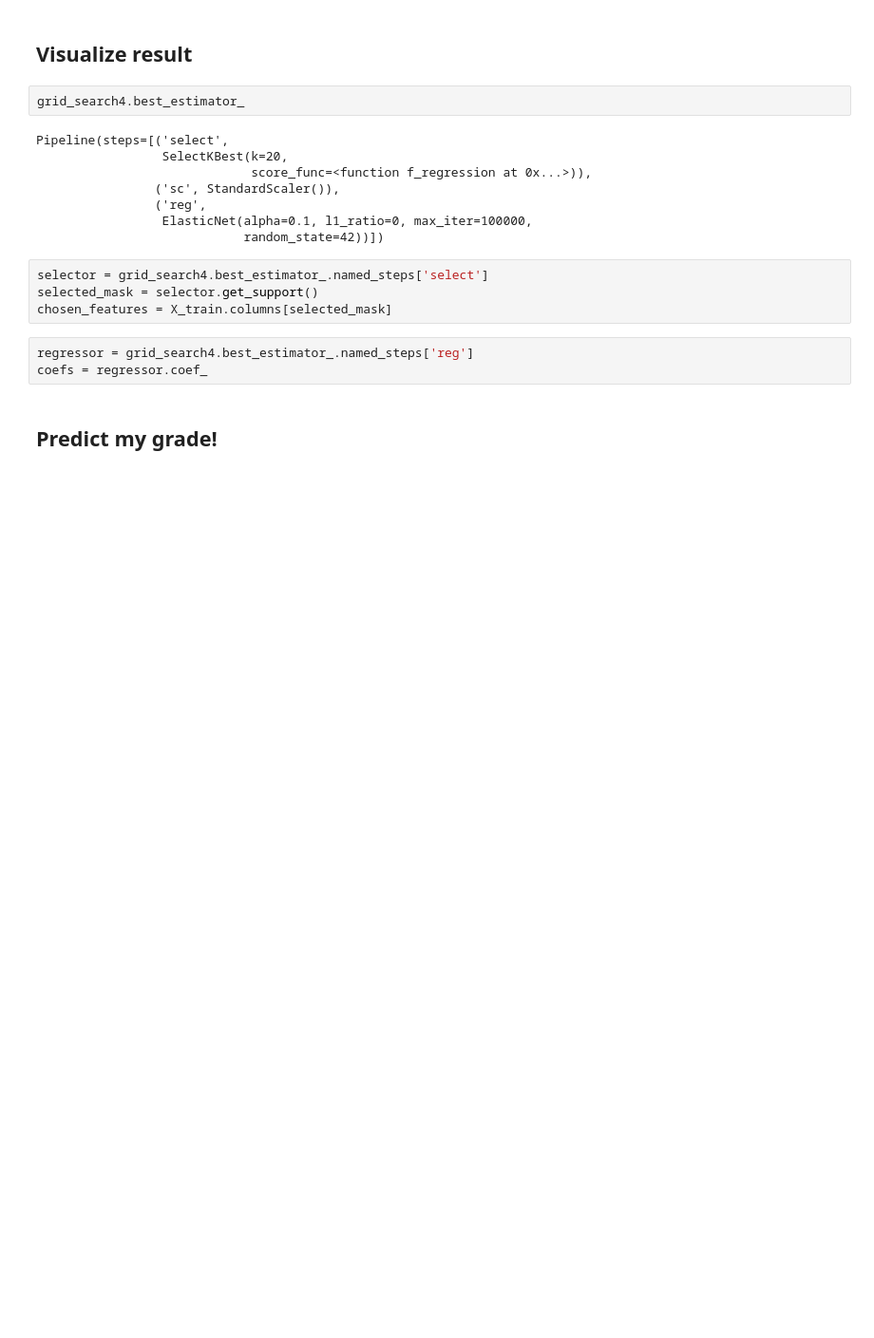
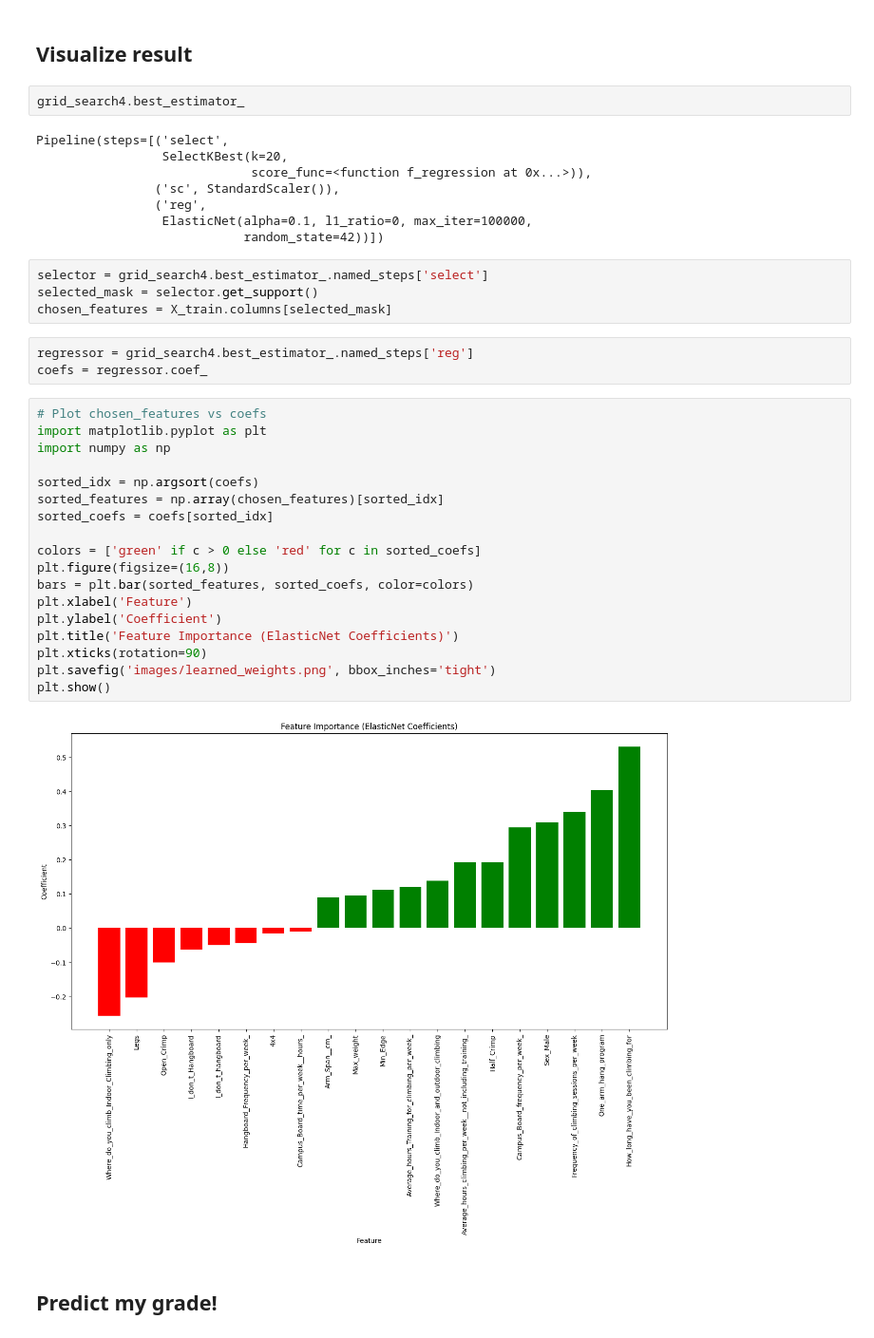
Before and after one commit to Baconator0902/climbing_analysis, a Jupyter notebook: predict_grade.ipynb, the cells around one changed output. Shown: that part at 95% size. Drawn from its saved outputs; the diff is of its cells as text; blank space fills up the shorter version.

```diff
--- a/predict_grade.ipynb
+++ b/predict_grade.ipynb
@@ -189,6 +212,26 @@ chosen_features = X_train.columns[selected_mask]
 # %%
 regressor = grid_search4.best_estimator_.named_steps['reg']
 coefs = regressor.coef_
+# %%
+# Plot chosen_features vs coefs
+import matplotlib.pyplot as plt
+import numpy as np
+
+sorted_idx = np.argsort(coefs)
+sorted_features = np.array(chosen_features)[sorted_idx]
+sorted_coefs = coefs[sorted_idx]
+
+colors = ['green' if c > 0 else 'red' for c in sorted_coefs]
+plt.figure(figsize=(16,8))
+bars = plt.bar(sorted_features, sorted_coefs, color=colors)
+plt.xlabel('Feature')
+plt.ylabel('Coefficient')
+plt.title('Feature Importance (ElasticNet Coefficients)')
+plt.xticks(rotation=90)
+plt.savefig('images/learned_weights.png', bbox_inches='tight')
+plt.show()
+# %% [output]
+[figure, added]
 # %% [markdown]
 ## Predict my grade!
 # %%
```
Also changed, not shown: parts of 8 cells of this notebook, 1 other file.
